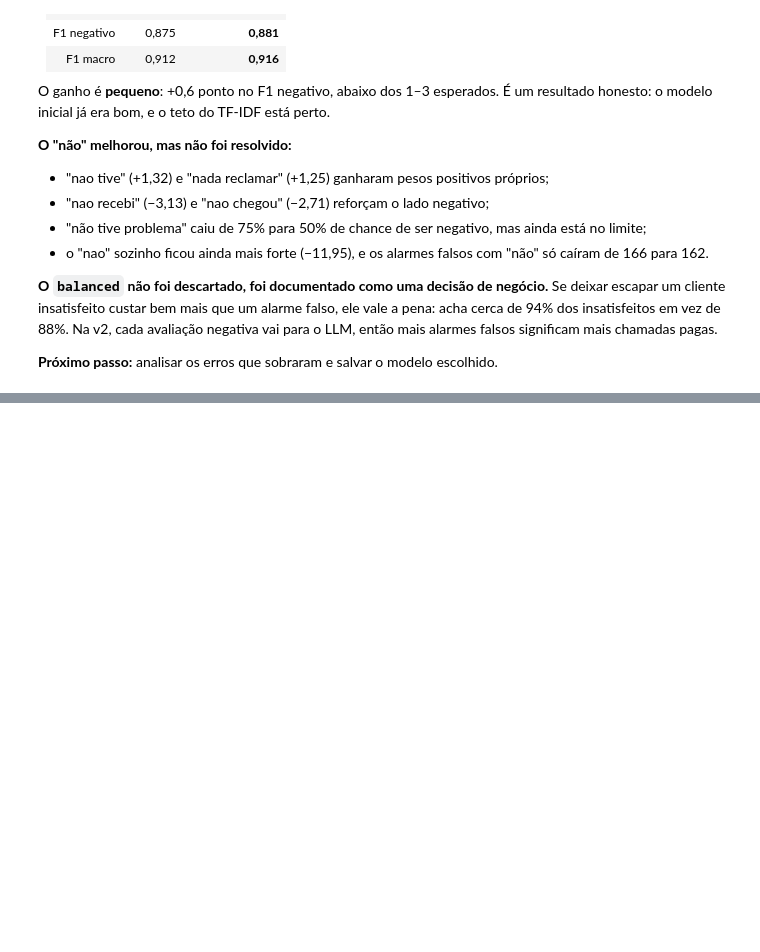
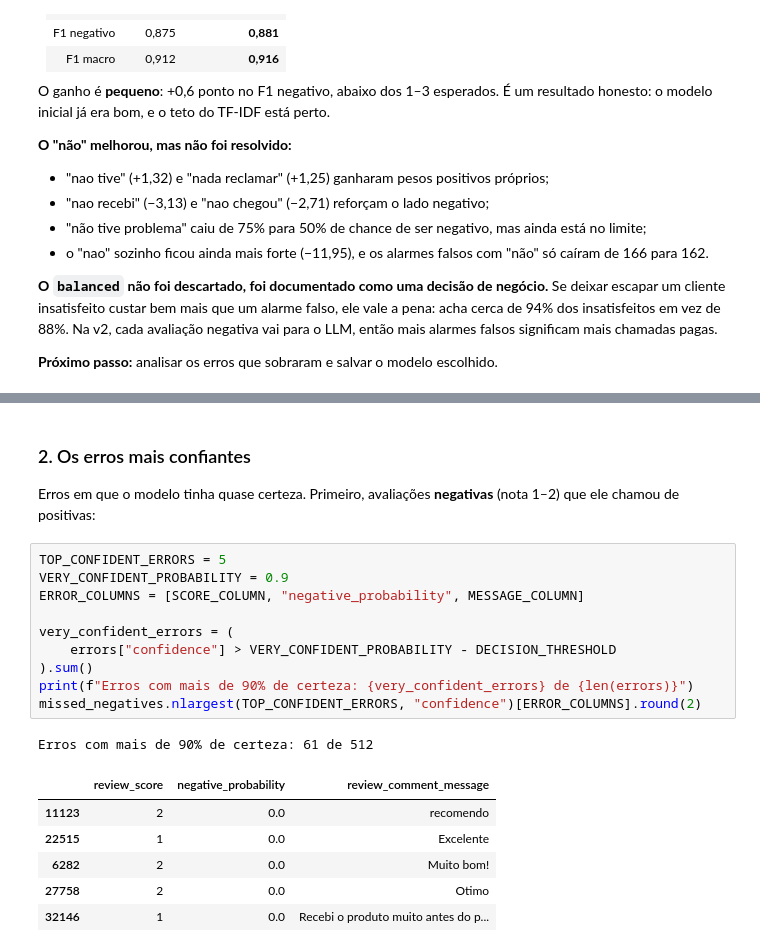
Before and after one commit to baxelin/delivery-ai, a Jupyter notebook: notebooks/v1_sentimento.ipynb, the cells around one changed output, grey strips where cells are left out. Drawn from its saved outputs; the diff is of its cells as text; blank space fills up the shorter version.

```diff
--- a/notebooks/v1_sentimento.ipynb
+++ b/notebooks/v1_sentimento.ipynb
@@ -1122,0 +1173,22 @@ O ganho é **pequeno**: +0,6 ponto no F1 negativo, abaixo dos 1–3 esperados.
+# %% [markdown]
+### 2. Os erros mais confiantes
+
+Erros em que o modelo tinha quase certeza. Primeiro, avaliações **negativas** (nota 1–2) que ele chamou de positivas:
+# %%
+TOP_CONFIDENT_ERRORS = 5
+VERY_CONFIDENT_PROBABILITY = 0.9
+ERROR_COLUMNS = [SCORE_COLUMN, "negative_probability", MESSAGE_COLUMN]
+
+very_confident_errors = (
+    errors["confidence"] > VERY_CONFIDENT_PROBABILITY - DECISION_THRESHOLD
+).sum()
+print(f"Erros com mais de 90% de certeza: {very_confident_errors} de {len(errors)}")
+missed_negatives.nlargest(TOP_CONFIDENT_ERRORS, "confidence")[ERROR_COLUMNS].round(2)
+# %% [output]
+Erros com mais de 90% de certeza: 61 de 512
+|  | review_score | negative_probability | review_comment_message |
+| 11123 | 2 | 0.0 | recomendo |
+| 22515 | 1 | 0.0 | Excelente |
+| 6282 | 2 | 0.0 | Muito bom! |
+| 27758 | 2 | 0.0 | Otimo |
+| 32146 | 1 | 0.0 | Recebi o produto muito antes do p... |
```
Also changed, not shown: parts of 12 cells of this notebook.
